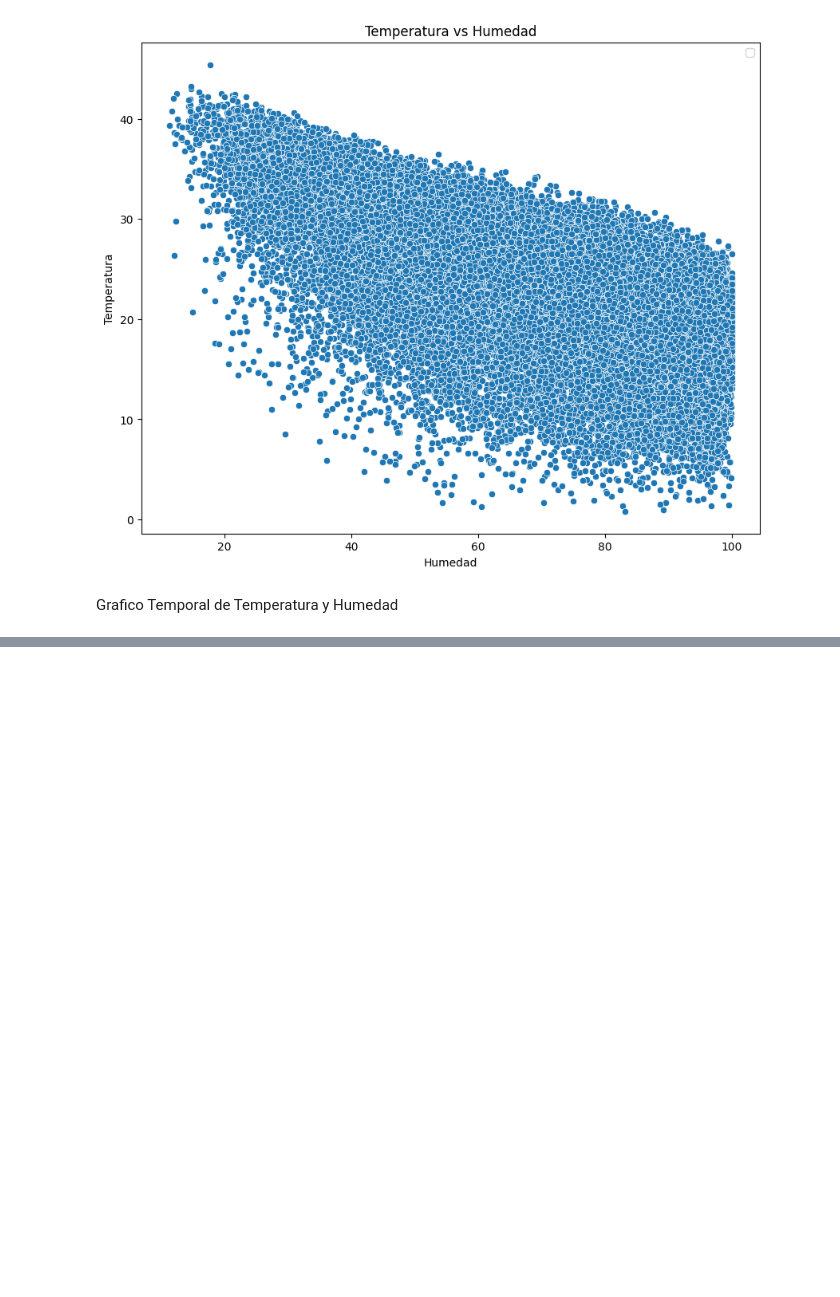
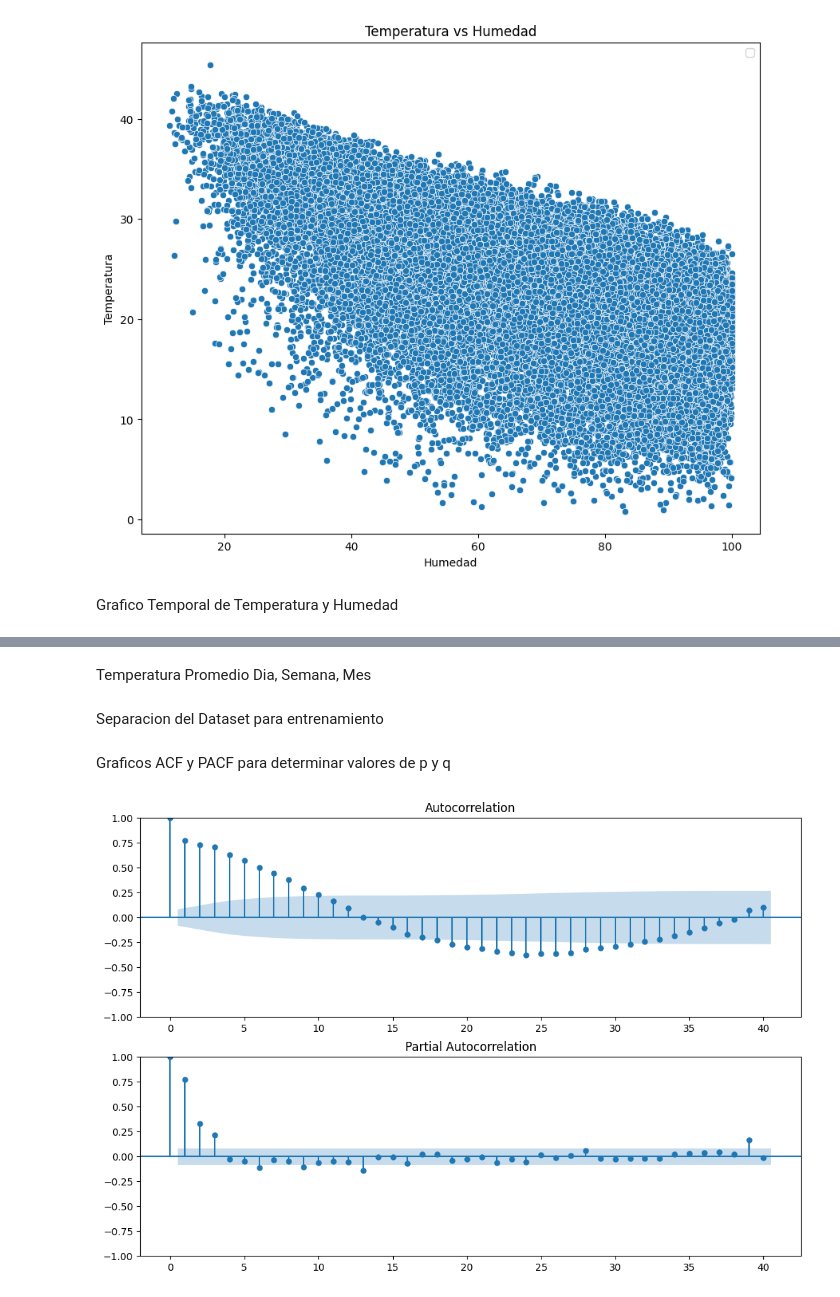
Before and after one commit to MauricioGaleano017/1erParcialIA_Fiuna, a Jupyter notebook: TPIATemperatura.ipynb, the cells around one changed output, grey strips where cells are left out. Drawn from its saved outputs; the diff is of its cells as text; code cells hidden in the pictures; blank space fills up the shorter version.

```diff
--- a/TPIATemperatura.ipynb
+++ b/TPIATemperatura.ipynb
@@ -184,0 +156,52 @@ pred_arima_dynamic_false = results_arima_dynamic_false.predict(start='2020-01-01
+# %% [markdown]
+Temperatura Promedio Dia, Semana, Mes
+# %%
+TempPromDia=Data['Temperatura'].resample('D').mean()
+TempPromSemana=Data['Temperatura'].resample('W').mean()
+TempPromMes=Data['Temperatura'].resample('M').mean()
+
+TempMaxDia=Data['Temperatura'].resample('D').max()
+TempMaxSemana=Data['Temperatura'].resample('W').max()
+TempMaxMes=Data['Temperatura'].resample('M').max()
+# %% [markdown]
+Separacion del Dataset para entrenamiento
+# %%
+TrainDia=TempPromDia.loc[:'2019-12-31']
+TrainSemana=TempPromSemana.loc[:'2019-12-31']
+TrainMes=TempPromMes.loc[:'2019-12-31']
+TestDia=TempPromDia.loc['2020-01-01':]
+TestSemana=TempPromSemana.loc['2020-01-01':]
+TestMes=TempPromMes.loc['2020-01-01':]
+
+#TrainDia=TempMaxDia.loc[:'2019-12-31']
+#TrainSemana=TempMaxSemana.loc[:'2019-12-31']
+#TrainMes=TempMaxMes.loc[:'2019-12-31']
+#TestDia=TempMaxDia.loc['2020-01-01':]
+#TestSemana=TempMaxSemana.loc['2020-01-01':]
+#TestMes=TempMaxMes.loc['2020-01-01':]
+
+
+indexDia=TrainDia.index
+indexSemana=TrainSemana.index
+indexMes=TrainMes.index
+
+scaler=RobustScaler()
+SDV=scaler.fit_transform(TrainDia.values.reshape(-1,1))
+SSV=scaler.fit_transform(TrainSemana.values.reshape(-1,1))
+SMV=scaler.fit_transform(TrainMes.values.reshape(-1,1))
+
+STrainDia = pd.DataFrame(SDV, index=indexDia, columns=['TempScaled'])
+STrainSemana = pd.DataFrame(SSV, index=indexSemana, columns=['TempScaled'])
+STrainMes = pd.DataFrame(SMV, index=indexMes, columns=['TempScaled'])
+
+#print(STrainDia)
+# %% [markdown]
+Graficos ACF y PACF para determinar valores de p y q
+# %%
+fig, (ax1, ax2) = plt.subplots(2, 1, figsize=(12, 8))
+sm.graphics.tsa.plot_acf(TrainSemana, lags=40, ax=ax1)
+sm.graphics.tsa.plot_pacf(TrainSemana, lags=40, ax=ax2)
+
+plt.show()
+# %% [output]
+[figure, added]
```
Also changed, not shown: parts of 28 cells of this notebook.
